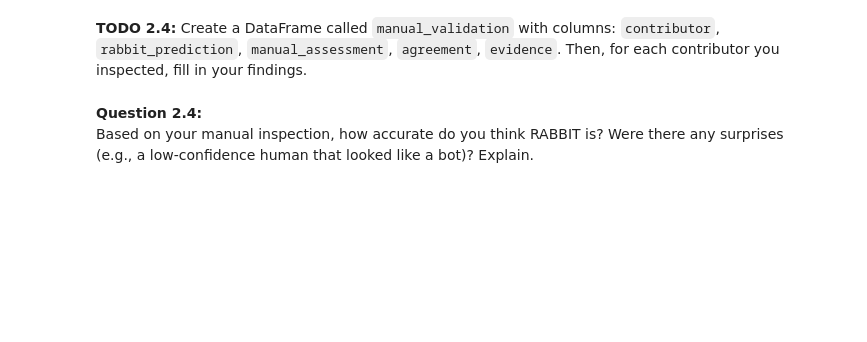
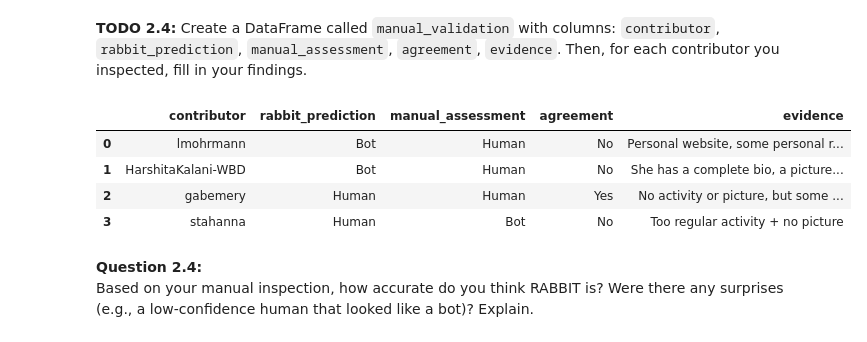
Before and after one commit to Antoine280401/Software-Evolution_Practical-Bots, a Jupyter notebook: Bots-Template.ipynb, the cells around one changed output. Cells and saved outputs as stored; diff of their text form; code cells hidden in the pictures; blank space fills up the shorter version.

```diff
--- a/Bots-Template.ipynb
+++ b/Bots-Template.ipynb
@@ -913,15 +916,26 @@ for _, row in low_conf_samples.iterrows():
 # %% [markdown]
 **TODO 2.4:** Create a DataFrame called `manual_validation` with columns: `contributor`, `rabbit_prediction`, `manual_assessment`, `agreement`, `evidence`. Then, for each contributor you inspected, fill in your findings.
 # %%
-# TODO: Create and fill the manual validation DataFrame
+# Create and fill the manual validation DataFrame
 manual_validation = pd.DataFrame(columns=[
     'contributor', 'rabbit_prediction', 'manual_assessment', 'agreement', 'evidence'
 ])
 
-# Example (you will replace with actual data):
-# manual_validation.loc[0] = ['dependabot[bot]', 'Bot', 'Bot', 'Yes', 'Username ends with [bot], auto comments on PRs']
+# Correction des index (0, 1, 2, 3) pour ne pas écraser les données
+manual_validation.loc[0] = ['lmohrmann', 'Bot', 'Human', 'No', 'Personal website, some personal repos and irregular activity']
+manual_validation.loc[1] = ['HarshitaKalani-WBD', 'Bot', 'Human', 'No', 'She has a complete bio, a picture, not so much activity and an email adress']
+manual_validation.loc[2] = ['gabemery', 'Human', 'Human', 'Yes', 'No activity or picture, but some comments in pull requests proof that he is human']
+manual_validation.loc[3] = ['stahanna', 'Human', 'Bot', 'No', 'Too regular activity + no picture']
+
+# veegeebree21 is ban or deleted account (404 error)
 
 display(manual_validation)
+# %% [output]
+|  | contributor | rabbit_prediction | manual_assessment | agreement | evidence |
+| 0 | lmohrmann | Bot | Human | No | Personal website, some personal r... |
+| 1 | HarshitaKalani-WBD | Bot | Human | No | She has a complete bio, a picture... |
+| 2 | gabemery | Human | Human | Yes | No activity or picture, but some ... |
+| 3 | stahanna | Human | Bot | No | Too regular activity + no picture |
 # %% [markdown]
 **Question 2.4:**
 Based on your manual inspection, how accurate do you think RABBIT is? Were there any surprises (e.g., a low‑confidence human that looked like a bot)? Explain.
```
Also changed, not shown: parts of 9 cells of this notebook.
